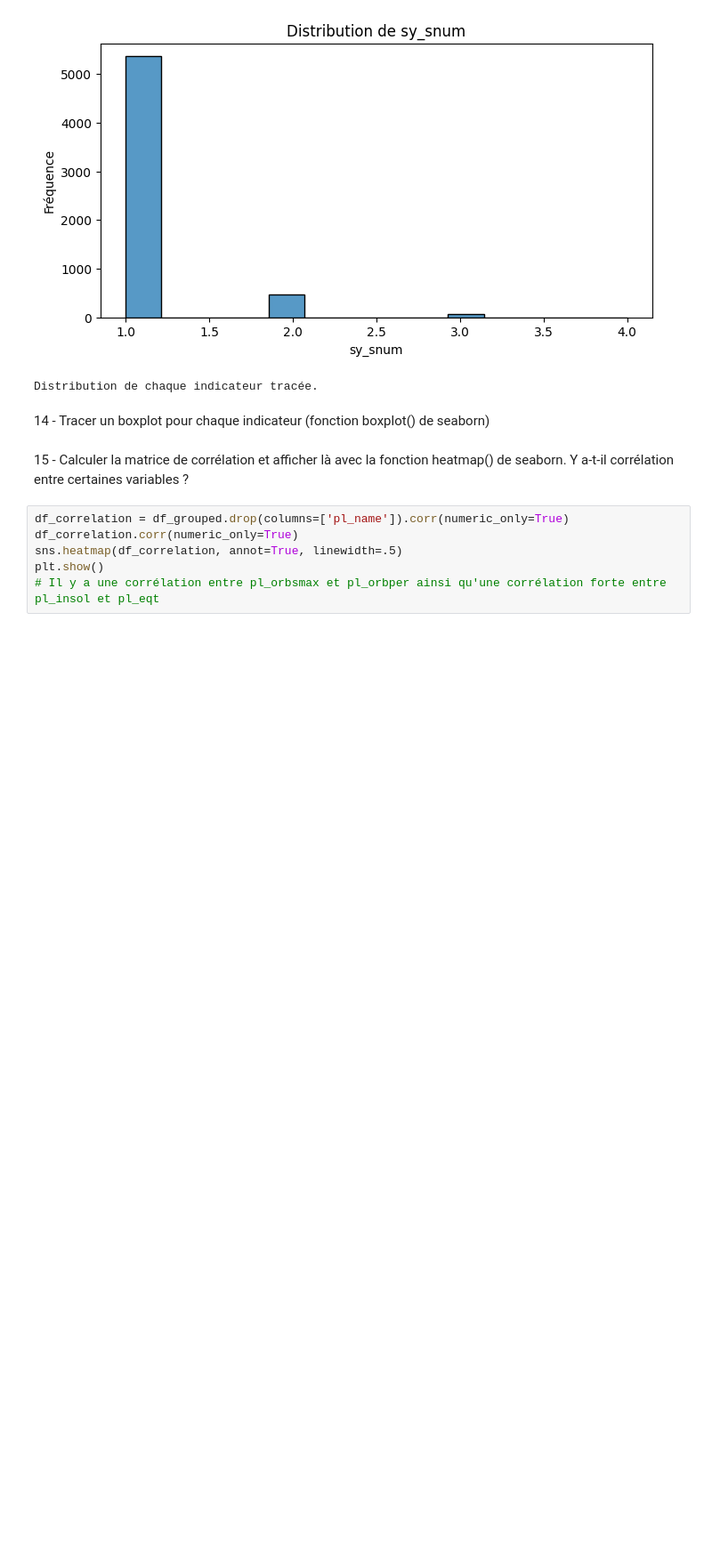
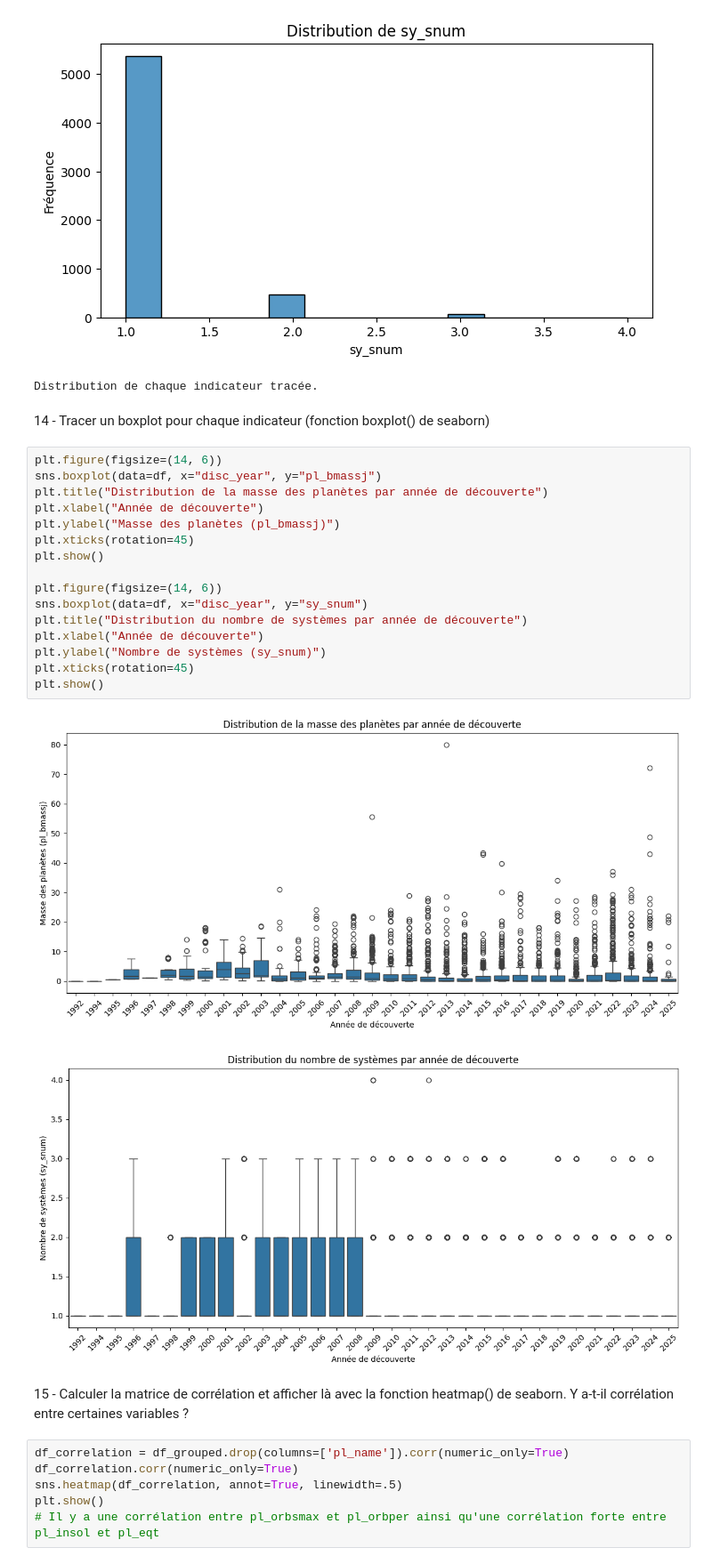
Before and after one commit to Wyll-exe/Classification-Exoplan-tes, a Jupyter notebook: exo.ipynb, the cells around one changed output. Shown at 89% size. Drawn from its saved outputs; the diff is of its cells as text; blank space fills up the shorter version.

```diff
--- a/exo.ipynb
+++ b/exo.ipynb
@@ -217,6 +217,25 @@ print("Distribution de chaque indicateur tracée.")
 Distribution de chaque indicateur tracée.
 # %% [markdown]
 14 - Tracer un boxplot pour chaque indicateur (fonction boxplot() de seaborn)
+# %%
+plt.figure(figsize=(14, 6))
+sns.boxplot(data=df, x="disc_year", y="pl_bmassj")
+plt.title("Distribution de la masse des planètes par année de découverte")
+plt.xlabel("Année de découverte")
+plt.ylabel("Masse des planètes (pl_bmassj)")
+plt.xticks(rotation=45)
+plt.show()
+
+plt.figure(figsize=(14, 6))
+sns.boxplot(data=df, x="disc_year", y="sy_snum")
+plt.title("Distribution du nombre de systèmes par année de découverte")
+plt.xlabel("Année de découverte")
+plt.ylabel("Nombre de systèmes (sy_snum)")
+plt.xticks(rotation=45)
+plt.show()
+# %% [output]
+[figure, added]
+[figure, added]
 # %% [markdown]
 15 - Calculer la matrice de corrélation et afficher là avec la fonction heatmap() de seaborn. Y a-t-il corrélation entre certaines variables ?
 # %%
```
Also changed, not shown: parts of 2 cells of this notebook, 1 other file.
